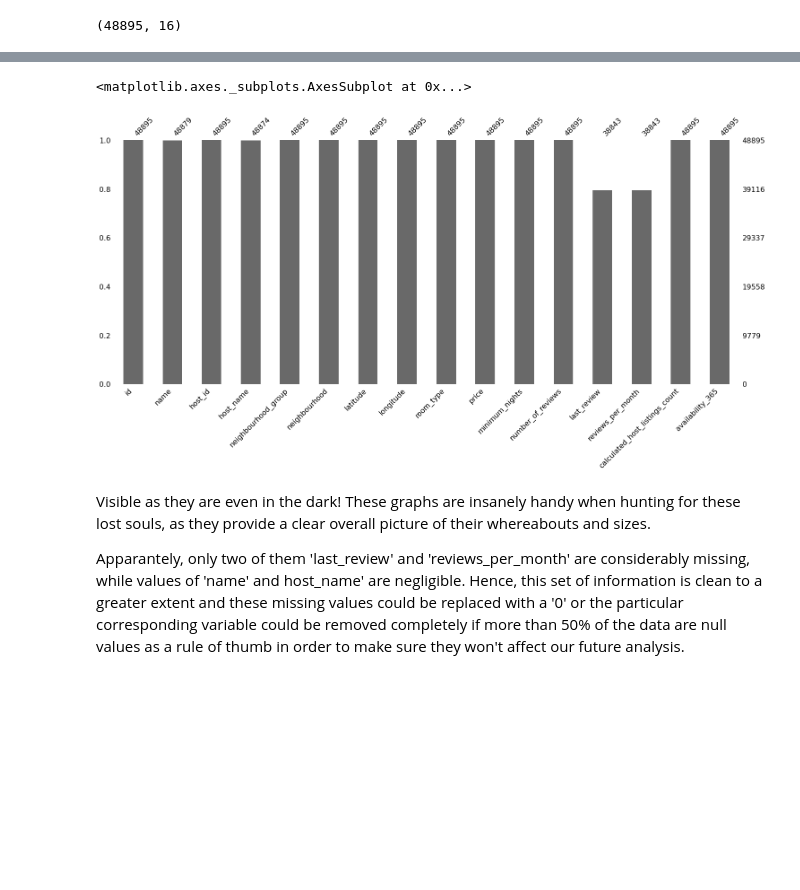
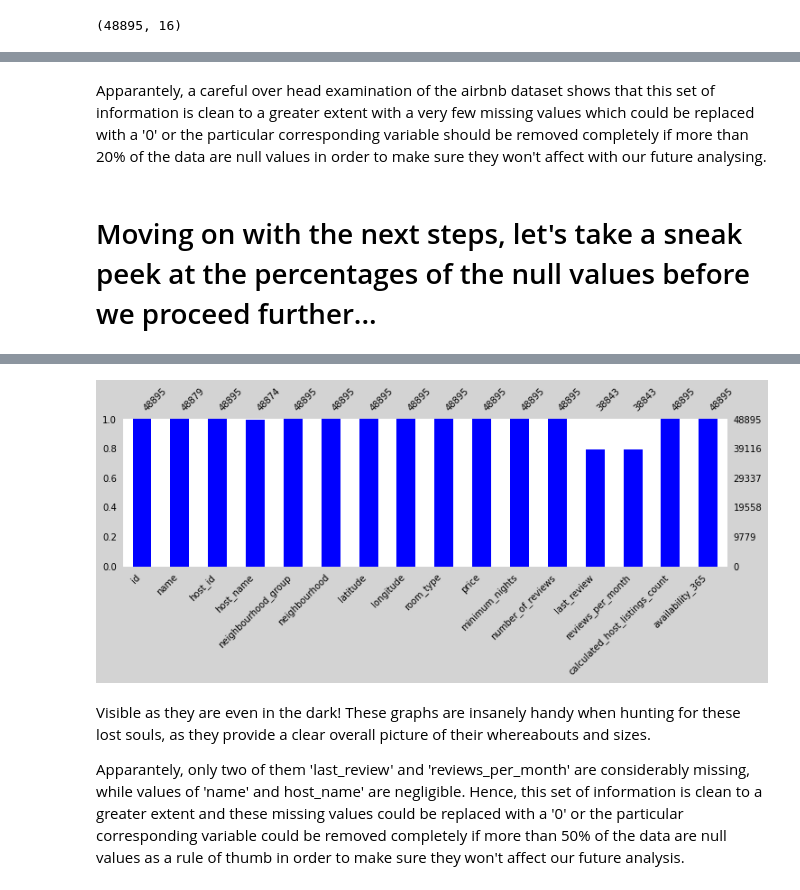
Before and after one commit to toupasana/Exploratory-Data-Analysis, a Jupyter notebook: Airbnb_Bookings_Analysis_Capstone_Project.ipynb, the cells around one changed output, grey strips where cells are left out. Drawn from its saved outputs; the diff is of its cells as text; code cells hidden in the pictures; blank space fills up the shorter version.

```diff
--- a/Airbnb_Bookings_Analysis_Capstone_Project.ipynb
+++ b/Airbnb_Bookings_Analysis_Capstone_Project.ipynb
@@ -43,3 +40,3 @@ Mounted at /content/drive
 # %%
 #Supply the energy
-airbnb_df = pd.read_csv('/content/drive/MyDrive/Colab Notebooks/Capstone Projects/AirBnB Booking Analysis/Airbnb NYC 2019.csv')
+airbnb_df = pd.read_csv('/content/drive/MyDrive/Capstone Project/Airbnb NYC 2019.csv')
@@ -99,2 +95,6 @@ airbnb_df.describe()
+# %% [markdown]
+Apparantely, a careful over head examination of the airbnb dataset shows that this set of information is clean to a greater extent with a very few missing values which could be replaced with a '0' or the particular corresponding variable should be removed completely if more than 20% of the data are null values in order to make sure they won't affect with our future analysing.
+# %% [markdown]
+# Moving on with the next steps, let's take a sneak peek at the percentages of the null values before we proceed further...
 # %% [markdown]
 ## Looking for the lost souls
@@ -110,9 +108,11 @@ airbnb_df.describe()
 # %%
 #Visualize the missing values
-msno.bar(airbnb_df)
+import missingno as msno
+plt.figure(facecolor='lightgray')
+msno.bar(airbnb_df,color='blue',figsize=[12,3],fontsize=10)
+plt.show()
 # %% [output]
-<matplotlib.axes._subplots.AxesSubplot at 0x...>
-[figure, old version]
+[figure, new version]
 # %% [markdown]
 Visible as they are even in the dark! These graphs are insanely handy when hunting for these lost souls, as they provide a clear overall picture of their whereabouts and sizes.
 
```
Also changed, not shown: parts of 73 cells of this notebook.
